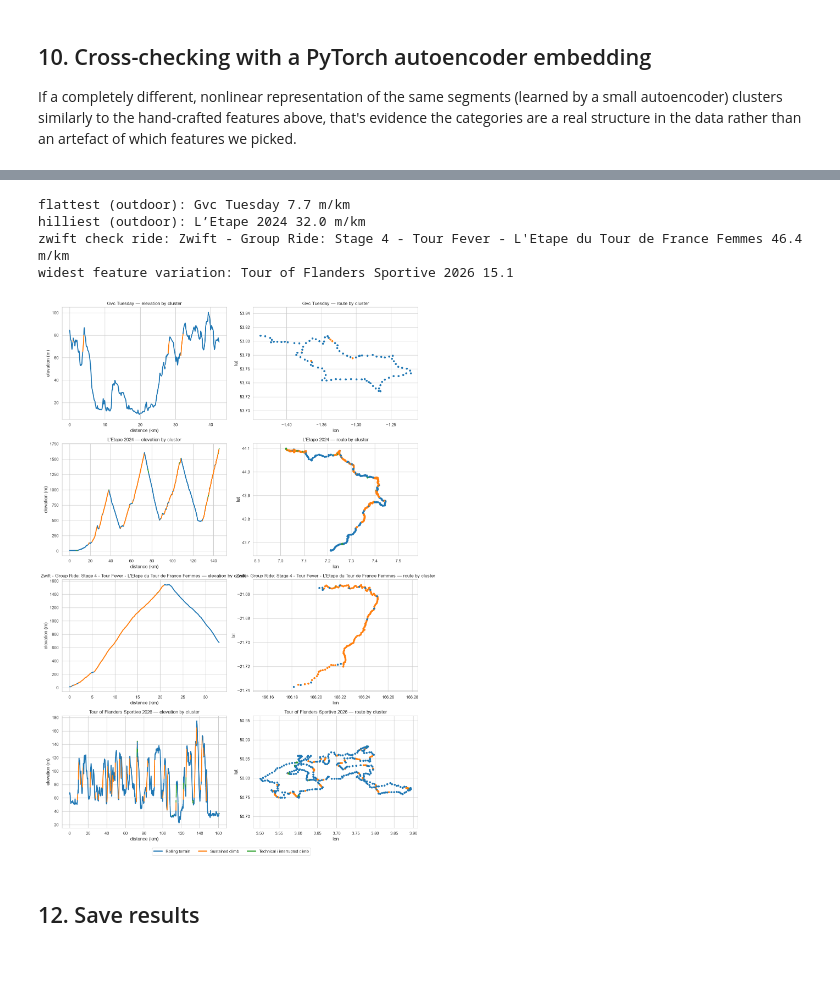
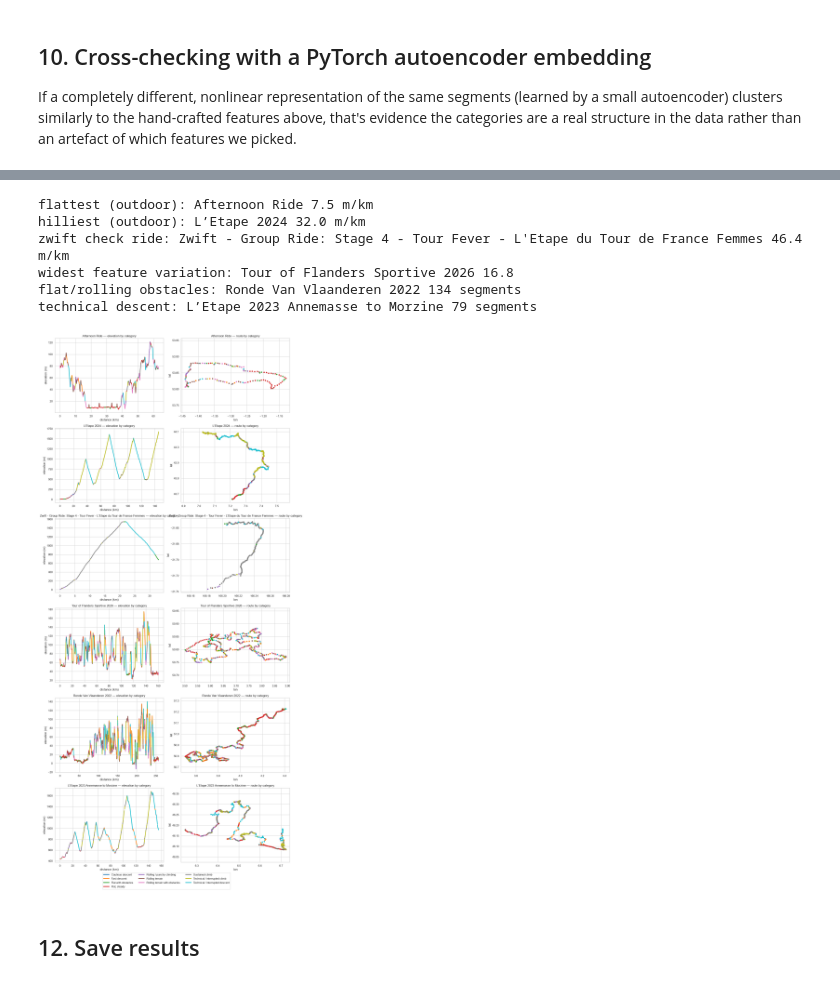
Before and after one commit to KevinMayfield/MyPhysicalHealth, a Jupyter notebook: segment-analysis/notebooks/segment_clustering.ipynb, the cells around one changed output, grey strips where cells are left out. Drawn from its saved outputs; the diff is of its cells as text; code cells hidden in the pictures.

```diff
--- a/segment-analysis/notebooks/segment_clustering.ipynb
+++ b/segment-analysis/notebooks/segment_clustering.ipynb
@@ -109,9 +112,10 @@ CORE_FEATURES = [
     "grade_mean", "grade_std", "grade_abs_mean", "grade_sign_changes",
     "speed_mean_kmh", "speed_std_kmh", "speed_cv",
     "turn_rate_mean_dps", "turn_rate_p90_dps", "stop_fraction",
+    "brake_p10_mps2", "brake_fraction",
 ]
 
-fig, axes = plt.subplots(2, 5, figsize=(20, 7))
+fig, axes = plt.subplots(3, 4, figsize=(20, 10))
 for ax, col in zip(axes.ravel(), CORE_FEATURES):
     sns.histplot(combined[col], bins=30, ax=ax, color="#3f6fa8")
     ax.set_title(col, fontsize=10)
@@ -322,0 +346,5 @@ fine_centroids[["label", "n_segments", "grade_mean", "grade_abs_mean",
+# %%
+medians_all = combined[CORE_FEATURES].median()
+combined["raw_label"] = combined.apply(label_cluster, axis=1, medians=medians_all)
+print(combined["raw_label"].value_counts())
+pd.crosstab(combined["ride"], combined["raw_label"])
@@ -436,53 +502,75 @@ feature_variance = std_features.groupby(combined["ride"]).var().sum(axis=1)
 already_picked = {flat_ride, hilly_ride, zwift_ride}
 varied_ride = feature_variance.drop(index=already_picked, errors="ignore").idxmax()
 
+# Obstacles/braking on relatively flat or rolling ground -- the sub-category
+# a pure grade threshold can't see (a junction-heavy commute reads the same
+# as a smooth one on gradient alone).
+flat_or_rolling_obstacles = combined["raw_label"].isin(
+    ["Flat with obstacles", "Rolling terrain with obstacles"]
+)
+obstacle_flat_counts = combined[flat_or_rolling_obstacles].groupby("ride").size()
+already_picked |= {varied_ride}
+obstacle_flat_ride = obstacle_flat_counts.drop(index=already_picked, errors="ignore").idxmax()
+
+# Obstacles/braking on a steep descent -- technical hairpins, not a fast
+# smooth descent.
+descent_obstacle_counts = combined[combined["raw_label"] == "Technical / interrupted descent"].groupby("ride").size()
+already_picked |= {obstacle_flat_ride}
+obstacle_descent_ride = descent_obstacle_counts.drop(index=already_picked, errors="ignore").idxmax()
+
 print("flattest (outdoor):", flat_ride, round(outdoor_gain_per_km[flat_ride], 1), "m/km")
 print("hilliest (outdoor):", hilly_ride, round(outdoor_gain_per_km[hilly_ride], 1), "m/km")
 print("zwift check ride:", zwift_ride, round(zwift_gain_per_km[zwift_ride], 1), "m/km")
 print("widest feature variation:", varied_ride, round(feature_variance[varied_ride], 1))
+print("flat/rolling obstacles:", obstacle_flat_ride, int(obstacle_flat_counts[obstacle_flat_ride]), "segments")
+print("technical descent:", obstacle_descent_ride, int(descent_obstacle_counts[obstacle_descent_ride]), "segments")
 # %% [output]
-flattest (outdoor): Gvc Tuesday 7.7 m/km
+flattest (outdoor): Afternoon Ride 7.5 m/km
 hilliest (outdoor): L’Etape 2024 32.0 m/km
 zwift check ride: Zwift - Group Ride: Stage 4 - Tour Fever - L'Etape du Tour de France Femmes 46.4 m/km
-widest feature variation: Tour of Flanders Sportive 2026 15.1
+widest feature variation: Tour of Flanders Sportive 2026 16.8
+flat/rolling obstacles: Ronde Van Vlaanderen 2022 134 segments
+technical descent: L’Etape 2023 Annemasse to Morzine 79 segments
 # %%
-palette = dict(zip(sorted(combined["cluster_label"].unique()),
-                    sns.color_palette("tab10", combined["cluster_label"].nunique())))
+palette = dict(zip(sorted(combined["raw_label"].unique()),
+                    sns.color_palette("tab10", combined["raw_label"].nunique())))
 
 def plot_ride(ride_name, ax_elev, ax_map):
     seg = combined[combined["ride"] == ride_name].sort_values("segment_idx")
     pts = point_series[ride_name]
 
     ax_elev.plot(pts["dist_m"] / 1000, pts["smooth_ele"], color="#948f7f", linewidth=0.8, zorder=1)
     for _, row in seg.iterrows():
         d0 = row["start_s"]
         d1 = d0 + row["duration_s"]
         mask = (pts["t_s"] >= d0) & (pts["t_s"] <= d1)
         ax_elev.plot(pts.loc[mask, "dist_m"] / 1000, pts.loc[mask, "smooth_ele"],
-                     color=palette[row["cluster_label"]], linewidth=2.5, zorder=2)
-    ax_elev.set_title(f"{ride_name} — elevation by cluster")
+                     color=palette[row["raw_label"]], linewidth=2.5, zorder=2)
+    ax_elev.set_title(f"{ride_name} — elevation by category")
     ax_elev.set_xlabel("distance (km)")
     ax_elev.set_ylabel("elevation (m)")
 
     for _, row in seg.iterrows():
-        ax_map.scatter(row["start_lon"], row["start_lat"], color=palette[row["cluster_label"]], s=18)
-    ax_map.set_title(f"{ride_name} — route by cluster")
+        ax_map.scatter(row["start_lon"], row["start_lat"], color=palette[row["raw_label"]], s=18)
+    ax_map.set_title(f"{ride_name} — route by category")
     ax_map.set_xlabel("lon")
     ax_map.set_ylabel("lat")
     ax_map.set_aspect("equal", adjustable="datalim")
 
 
-fig, axes = plt.subplots(4, 2, figsize=(14, 20))
+fig, axes = plt.subplots(6, 2, figsize=(14, 30))
 plot_ride(flat_ride, axes[0, 0], axes[0, 1])
 plot_ride(hilly_ride, axes[1, 0], axes[1, 1])
 plot_ride(zwift_ride, axes[2, 0], axes[2, 1])
 plot_ride(varied_ride, axes[3, 0], axes[3, 1])
+plot_ride(obstacle_flat_ride, axes[4, 0], axes[4, 1])
+plot_ride(obstacle_descent_ride, axes[5, 0], axes[5, 1])
 
 handles = [plt.Line2D([0], [0], color=c, lw=3, label=l) for l, c in palette.items()]
-fig.legend(handles=handles, loc="lower center", ncol=len(palette), bbox_to_anchor=(0.5, -0.02))
+fig.legend(handles=handles, loc="lower center", ncol=3, bbox_to_anchor=(0.5, -0.03))
 fig.tight_layout()
 # %% [output]
-[figure, old version]
+[figure, new version]
 # %% [markdown]
 ## 12. Save results
 # %%
```
Also changed, not shown: parts of 41 cells of this notebook, 3 other files.
